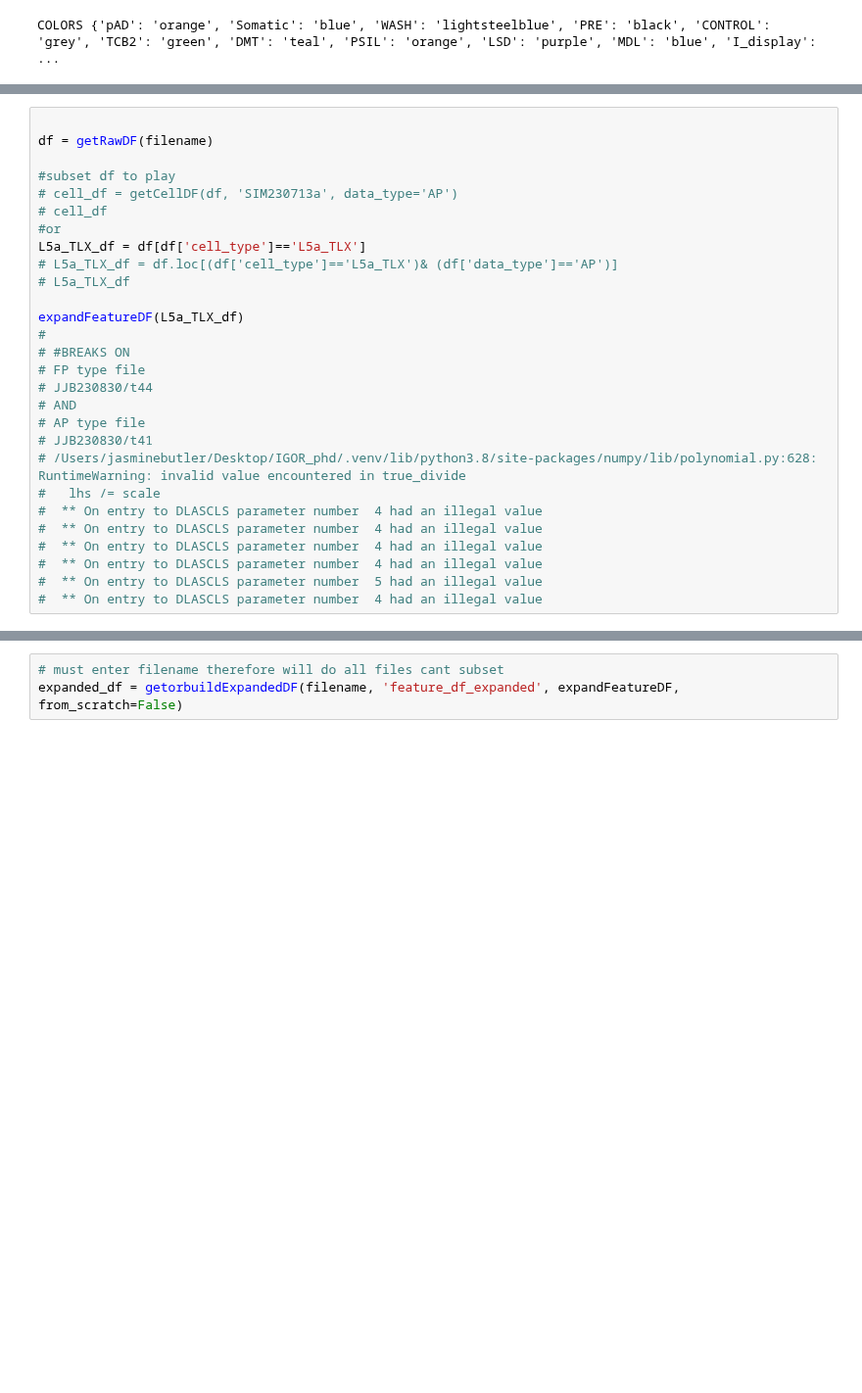
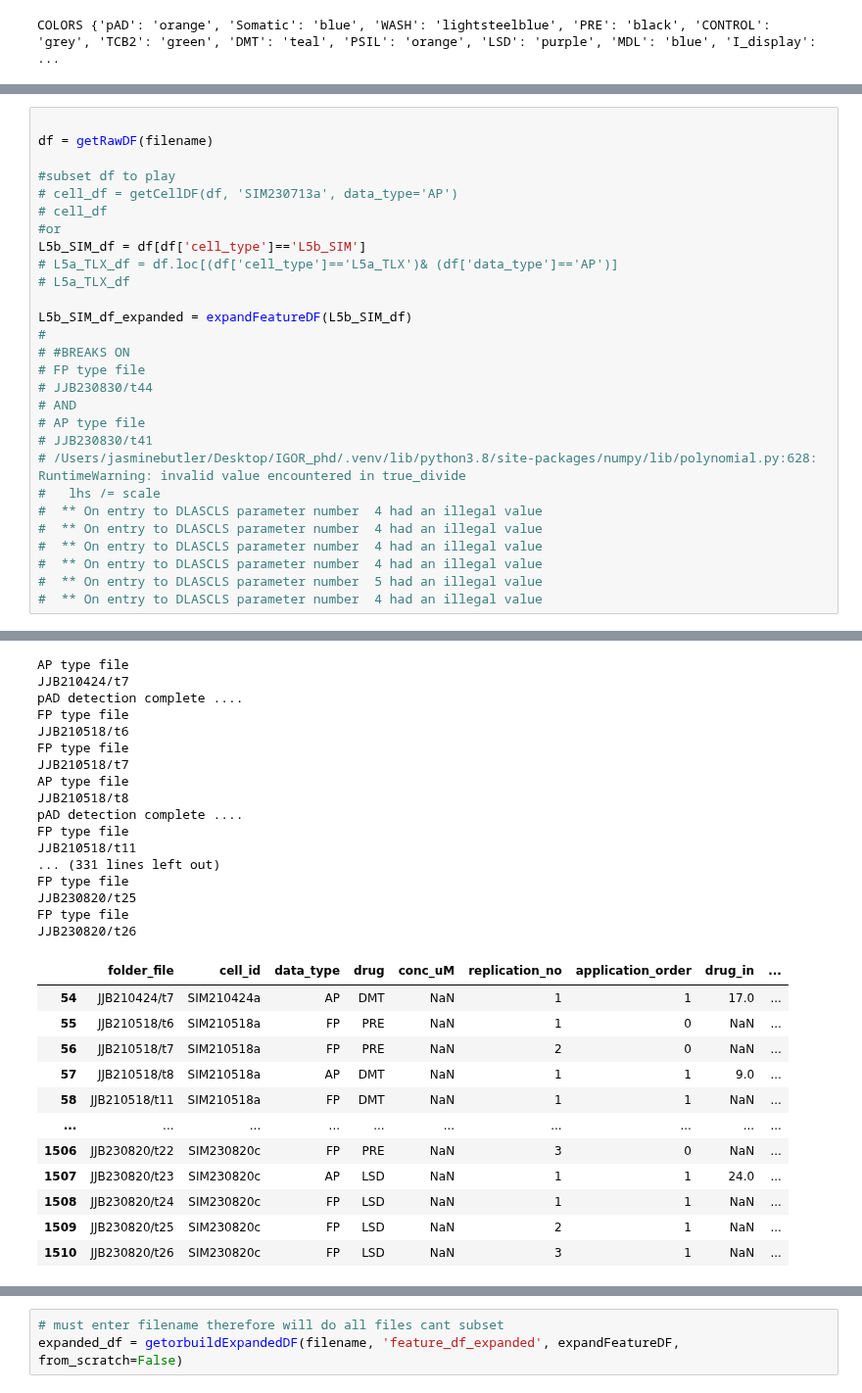
Before and after one commit to jjb-hub/IGOR_phd, a Jupyter notebook: RUN.ipynb, the cells around one changed output, grey strips where cells are left out. Shown at 98% size. Drawn from its saved outputs; the diff is of its cells as text; blank space fills up the shorter version.

```diff
--- a/RUN.ipynb
+++ b/RUN.ipynb
@@ -27,11 +45,11 @@ df = getRawDF(filename)
 # cell_df = getCellDF(df, 'SIM230713a', data_type='AP')
 # cell_df
 #or
-L5a_TLX_df = df[df['cell_type']=='L5a_TLX']
+L5b_SIM_df = df[df['cell_type']=='L5b_SIM']
 # L5a_TLX_df = df.loc[(df['cell_type']=='L5a_TLX')& (df['data_type']=='AP')]
 # L5a_TLX_df
 
-expandFeatureDF(L5a_TLX_df)
+L5b_SIM_df_expanded = expandFeatureDF(L5b_SIM_df)
 #
 # #BREAKS ON
 # FP type file
@@ -47,3 +65,4 @@ expandFeatureDF(L5a_TLX_df)
 #  ** On entry to DLASCLS parameter number  4 had an illegal value
 #  ** On entry to DLASCLS parameter number  5 had an illegal value
 #  ** On entry to DLASCLS parameter number  4 had an illegal value
+# %% [output]
@@ -49,0 +74,29 @@ expandFeatureDF(L5a_TLX_df)
+AP type file
+JJB210424/t7
+pAD detection complete ....
+FP type file
+JJB210518/t6
+FP type file
+JJB210518/t7
+AP type file
+JJB210518/t8
+pAD detection complete ....
+FP type file
+JJB210518/t11
+... (331 lines left out)
+FP type file
+JJB230820/t25
+FP type file
+JJB230820/t26
+|  | folder_file | cell_id | data_type | drug | conc_uM | replication_no | application_order | drug_in | ... |
+| 54 | JJB210424/t7 | SIM210424a | AP | DMT | NaN | 1 | 1 | 17.0 | ... |
+| 55 | JJB210518/t6 | SIM210518a | FP | PRE | NaN | 1 | 0 | NaN | ... |
+| 56 | JJB210518/t7 | SIM210518a | FP | PRE | NaN | 2 | 0 | NaN | ... |
+| 57 | JJB210518/t8 | SIM210518a | AP | DMT | NaN | 1 | 1 | 9.0 | ... |
+| 58 | JJB210518/t11 | SIM210518a | FP | DMT | NaN | 1 | 1 | NaN | ... |
+| ... | ... | ... | ... | ... | ... | ... | ... | ... | ... |
+| 1506 | JJB230820/t22 | SIM230820c | FP | PRE | NaN | 3 | 0 | NaN | ... |
+| 1507 | JJB230820/t23 | SIM230820c | AP | LSD | NaN | 1 | 1 | 24.0 | ... |
+| 1508 | JJB230820/t24 | SIM230820c | FP | LSD | NaN | 1 | 1 | NaN | ... |
+| 1509 | JJB230820/t25 | SIM230820c | FP | LSD | NaN | 2 | 1 | NaN | ... |
+| 1510 | JJB230820/t26 | SIM230820c | FP | LSD | NaN | 3 | 1 | NaN | ... |
```
Also changed, not shown: parts of 4 cells of this notebook, 3 other files.
